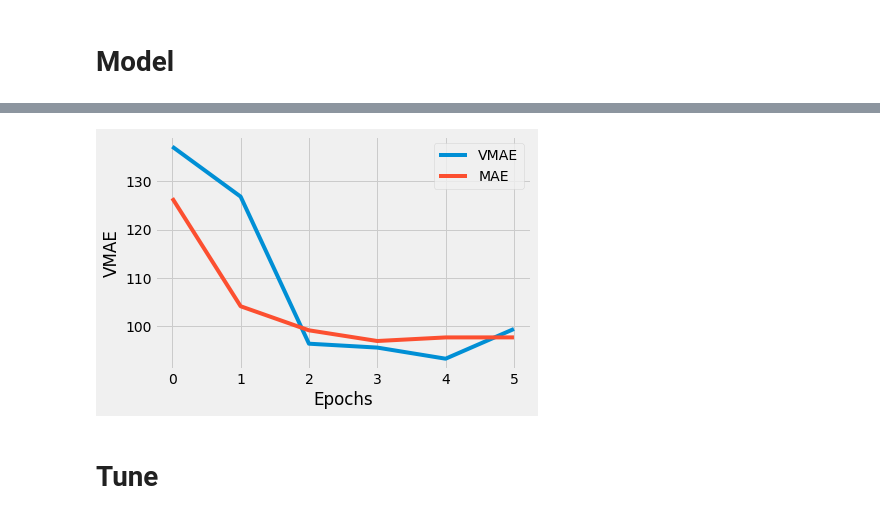
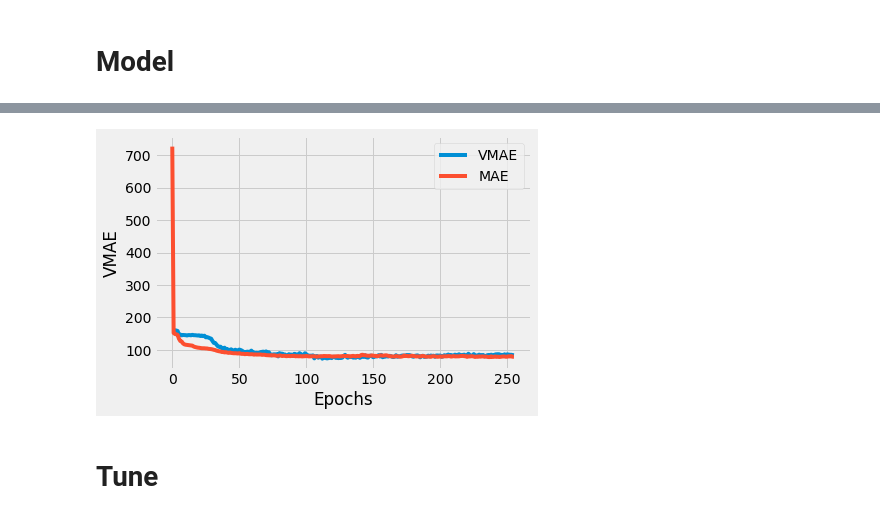
Before and after one commit to Airbnb-Ideal-Price/Front_End, a Jupyter notebook: Python Files/Airbnb Price Prediction Model.ipynb, the cells around one changed output, grey strips where cells are left out. Saved outputs shown, nothing was run; the diff lists cells and outputs as text; code cells hidden in the pictures.

```diff
--- a/Python Files/Airbnb Price Prediction Model.ipynb
+++ b/Python Files/Airbnb Price Prediction Model.ipynb
@@ -99,15 +99,15 @@ def scale_inputs(X_train, X_test):
     return X_train, X_test
 # %%
 def model_creation():
-    lr = .01
+    lr = .001
     opt = Adam(lr)
     input_shape = 16
-    prob = .20
-    l2 = 0.01
+    prob = .50
+    l2 = 0.02
 
-    hl_nodes = 64
-    hl_nodes_2 = 64
-    hl_nodes_3 = 64
+    hl_nodes = 64*8
+    hl_nodes_2 = 64*8
+    hl_nodes_3 = 64*8
     ol_nodes = 1
 
     model = Sequential([
@@ -267,7 +268,7 @@ checkpoint = ModelCheckpoint("weights_best.h5",
                              save_weights_only=True)
 # %%
 result = model.fit(X_train, y_train,
-                   epochs=16, batch_size=32,
+                   epochs=16*16, batch_size=32*16,
                    validation_data=(X_test, y_test),
-                   callbacks=[board_callback, stop, checkpoint])
+                   callbacks=[board_callback, checkpoint])
 # %% [output]
@@ -319,16 +322,16 @@ Reusing TensorBoard on port 6006 (pid 23624), started 3:18:35 ago. (Use '!kill 2
 # %%
 df = pd.DataFrame.from_records(result.history)
 df['epoch'] = [i for i in range(df.shape[0])]
 
 plt.plot(df['epoch'], df['val_mean_absolute_error'], label="VMAE")
 plt.plot(df['epoch'], df['mean_absolute_error'], label="MAE")
-plt.xticks(df['epoch'])
+# plt.xticks(df['epoch'])
 plt.ylabel("VMAE")
 plt.xlabel("Epochs")
 plt.legend()
 plt.show()
 # %% [output]
-[figure, old version]
+[figure, new version]
 # %%
 result.model.save('keras_model.h5')
 # %% [markdown]
```
Also changed, not shown: parts of 5 cells of this notebook, 22 other files.
